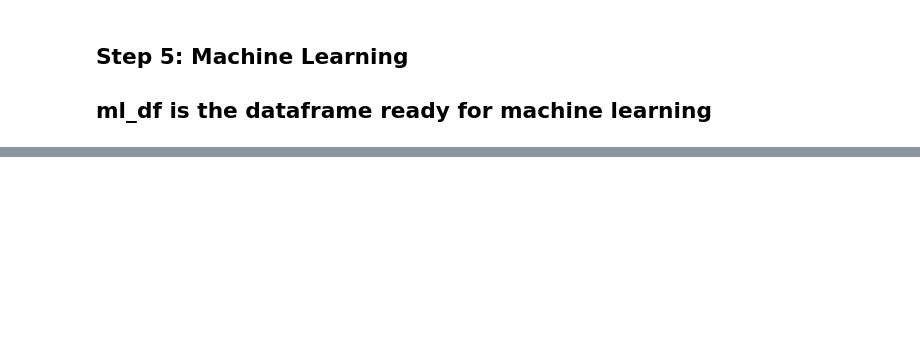
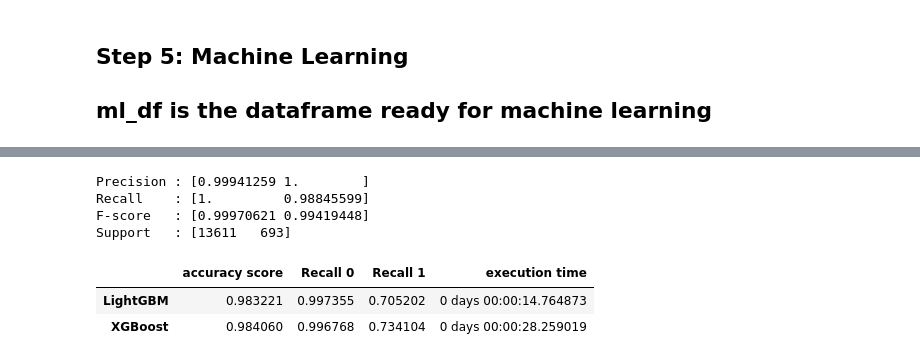
Before and after one commit to Ikyupark/Capstone-project, a Jupyter notebook: Capstone_ETL_nom_ord_encode(v1.0).ipynb, the cells around one changed output, grey strips where cells are left out. Cells and saved outputs as stored; diff of their text form; code cells hidden in the pictures; blank space fills up the shorter version.

```diff
--- a/Capstone_ETL_nom_ord_encode(v1.0).ipynb
+++ b/Capstone_ETL_nom_ord_encode(v1.0).ipynb
@@ -520,0 +416,6 @@ weighted avg       0.97      0.98      0.97      3576
+# %%
+# Execution time of the XGBoost model
+execution_time_xgb = xgb_stop - xgb_start
+# %%
+# calculating accuracy of XGBoost model
+accuracy_xgb = model_xgboost.score(x_test,y_test)
@@ -520,0 +479,30 @@ weighted avg       0.97      0.98      0.97      3576
+# %%
+# Splitting Training classification report into its components for XGBoost
+precision,recall,fscore,support= score(y_train,model_xgboost.predict(x_train))
+print ('Precision : {}'.format(precision))
+print ('Recall    : {}'.format(recall))
+print ('F-score   : {}'.format(fscore))
+print ('Support   : {}'.format(support))
+# %% [output]
+Precision : [0.99941259 1.        ]
+Recall    : [1.         0.98845599]
+F-score   : [0.99970621 0.99419448]
+Support   : [13611   693]
+# %%
+# Splitting Testing classification report into its components for XGBoost
+precision,recall,fscore,support= score(y_test,model_xgboost.predict(x_test))
+xgb_recall = score(y_test,model_xgboost.predict(x_test))[1]
+xgb_recall_0 = xgb_recall[0]
+xgb_recall_1 = xgb_recall[1]
+# %%
+# Creating comparison dictionary
+comparison_dict = {'accuracy score':(accuracy_lgb,accuracy_xgb),'Recall 0':(lgb_recall_0, xgb_recall_0),'Recall 1':(lgb_recall_1, xgb_recall_1), 'execution time':(execution_time_lgb, execution_time_xgb)}
+
+# Creating a dataframe ‘comparison_df’ for comparing the performance of Lightgbm and xgb.
+comparison_df = pd.DataFrame(comparison_dict)
+comparison_df.index= ['LightGBM','XGBoost']
+comparison_df
+# %% [output]
+|  | accuracy score | Recall 0 | Recall 1 | execution time |
+| LightGBM | 0.983221 | 0.997355 | 0.705202 | 0 days 00:00:14.764873 |
+| XGBoost | 0.984060 | 0.996768 | 0.734104 | 0 days 00:00:28.259019 |
```
Also changed, not shown: parts of 47 cells of this notebook.
